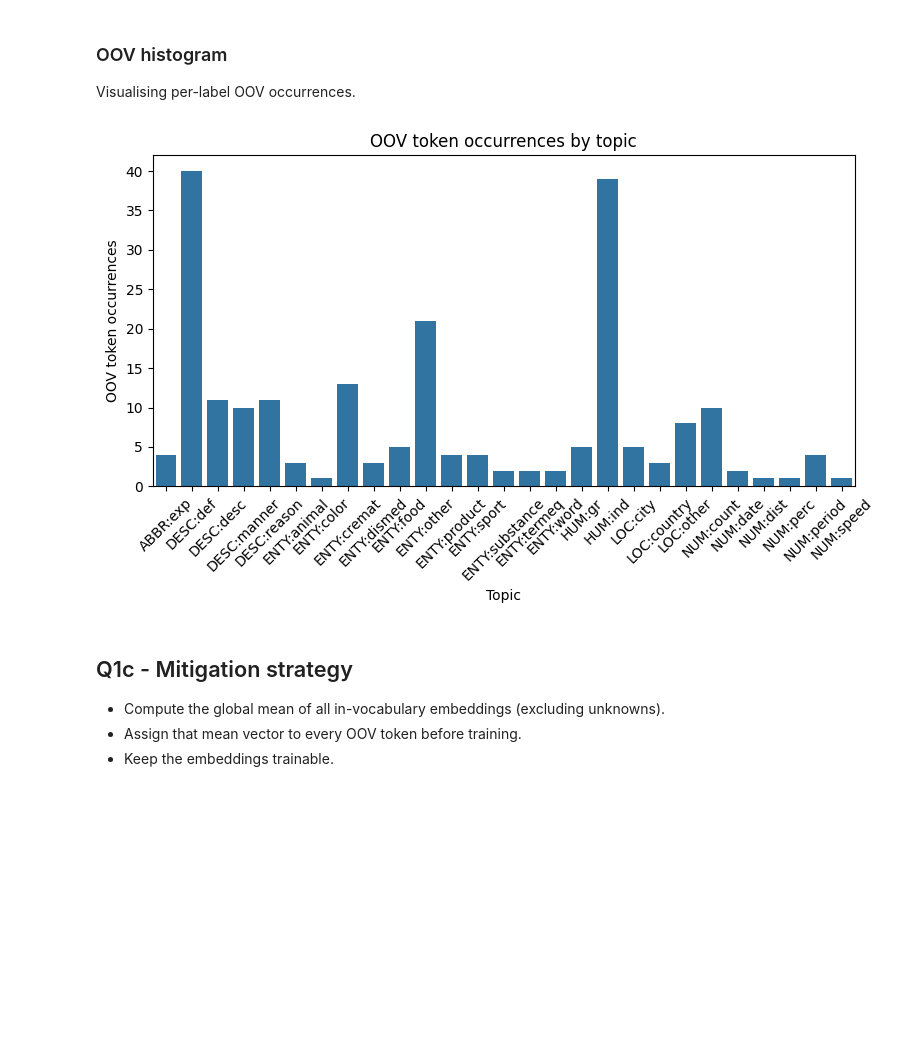
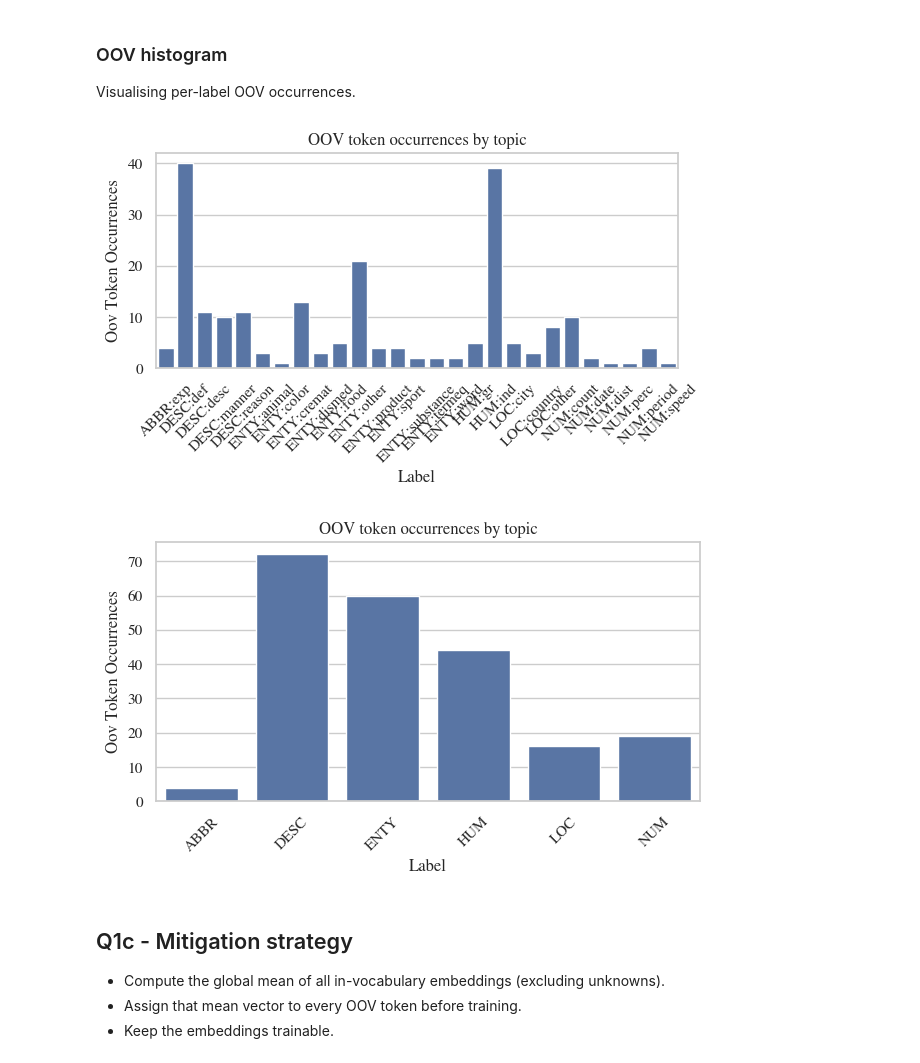
Before and after one commit to JonssonAlexander/NLP_Project_group45, a Jupyter notebook: 01_embeddings.ipynb, the cells around one changed output. Saved outputs shown, nothing was run; the diff lists cells and outputs as text; code cells hidden in the pictures; blank space fills up the shorter version.

```diff
--- a/01_embeddings.ipynb
+++ b/01_embeddings.ipynb
@@ -32,11 +50,15 @@ len(splits.train), len(splits.validation), len(splits.test)
 - Reuse `build_vocabulary_report` for corpus statistics.
 - Persist intermediate artifacts (e.g., token frequencies) under `logs/` for reproducibility.
 # %%
-vocab_report = build_vocabulary_report(
-    tokenised_dataset=splits.train,
-    min_freq=data_config.vocabulary_min_freq,
-    specials=data_config.vocabulary_specials,
-)
+vocab_reports = {
+    name: build_vocabulary_report(
+        tokenised_dataset=variant['splits'].train,
+        min_freq=variant['config'].vocabulary_min_freq,
+        specials=variant['config'].vocabulary_specials,
+    )
+    for name, variant in variants.items()
+}
+vocab_report = vocab_reports[active_variant]
 vocab_report.summary()
 # %% [output]
 {'documents': 4361,
@@ -93,7 +122,11 @@ Tabular view before plotting for clarity.
 # %%
 import pandas as pd
 
-per_label_df = pd.DataFrame(oov_report.per_label_summary())
+per_label_frames = {
+    name: pd.DataFrame(report.per_label_summary())
+    for name, report in oov_reports.items()
+}
+per_label_df = per_label_frames[active_variant]
 per_label_df
 # %% [output]
 |  | label | unique_oov_words | oov_token_occurrences |
@@ -118,18 +151,18 @@ per_label_df
 Visualising per-label OOV occurrences.
 # %%
 import matplotlib.pyplot as plt
-import seaborn as sns
+from src.plotting import plot_oov_barplot
 
-plt.figure(figsize=(8, 5))
-sns.barplot(data=per_label_df, x="label", y="oov_token_occurrences")
-plt.title("OOV token occurrences by topic")
-plt.xlabel("Topic")
-plt.ylabel("OOV token occurrences")
-plt.xticks(rotation=45)
-plt.tight_layout()
+variant_to_plot = active_variant  # set to "coarse" to compare
+fig_oov, ax_oov = plot_oov_barplot(per_label_frames[variant_to_plot], figure_fraction=1)
 plt.show()
+
+variant_to_plot = 'coarse'  # set to "coarse" to compare
+fig_oov, ax_oov = plot_oov_barplot(per_label_frames[variant_to_plot], figure_fraction=1)
+plt.show()
 # %% [output]
-[figure, old version]
+[figure, new version]
+[figure, added]
 # %% [markdown]
 ## Q1c - Mitigation strategy
 
```
Also changed, not shown: parts of 5 cells of this notebook, 1 other file.
